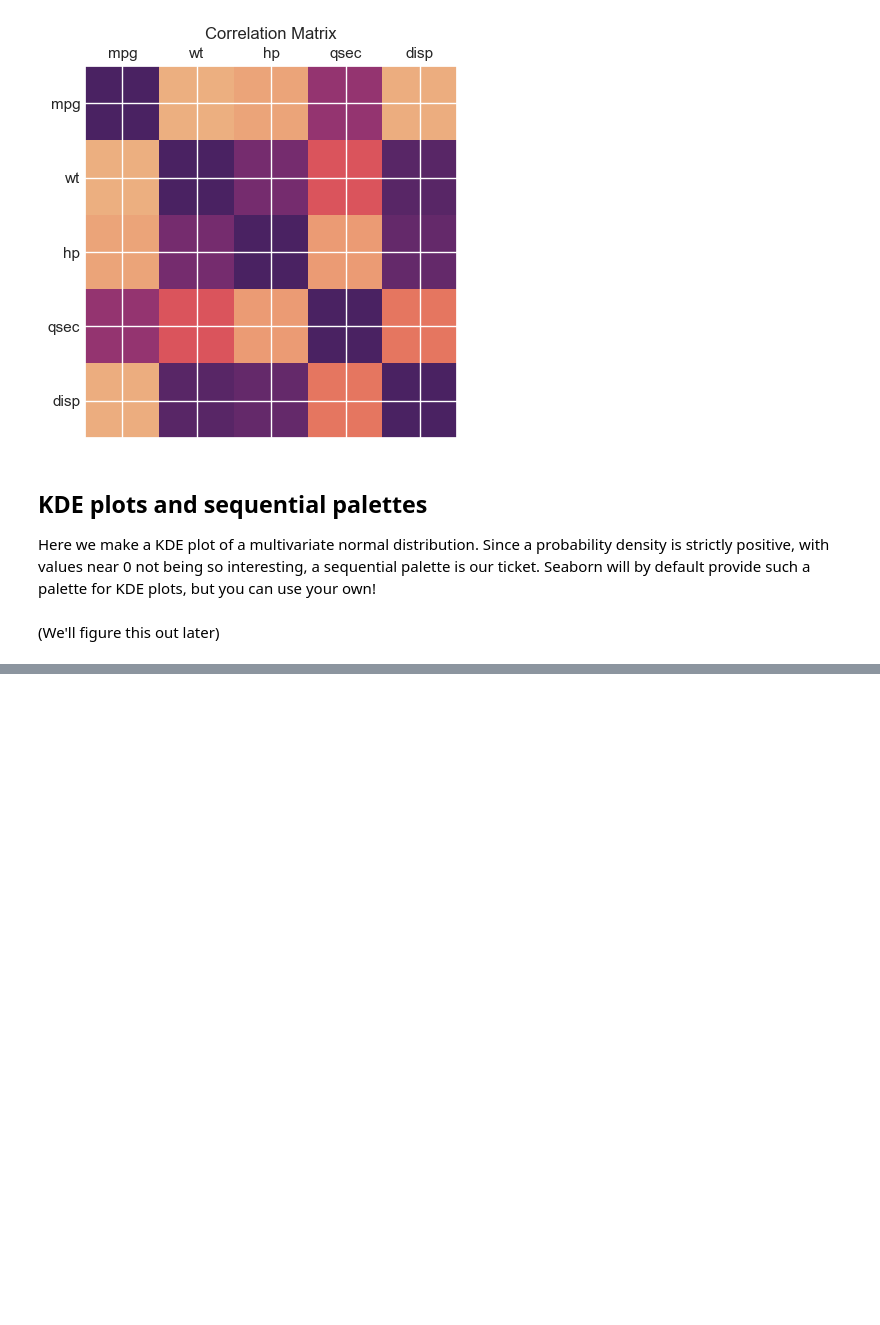
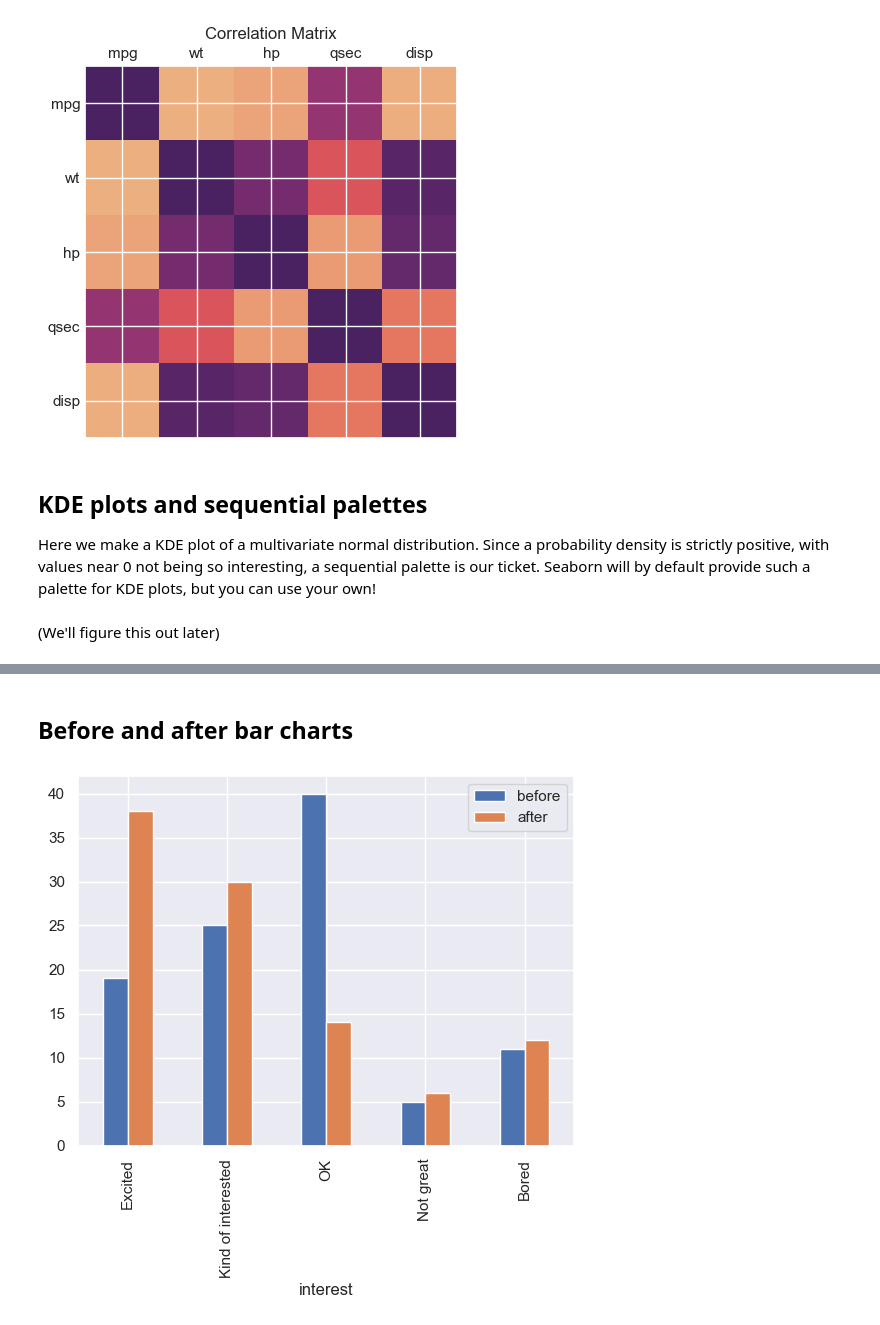
Before and after one commit to crdcamp/lin-reg-application, a Jupyter notebook: references/1_exploratory_data_analysis.ipynb, the cells around one changed output, grey strips where cells are left out. Cells and saved outputs as stored; diff of their text form; code cells hidden in the pictures; blank space fills up the shorter version.

```diff
--- a/references/1_exploratory_data_analysis.ipynb
+++ b/references/1_exploratory_data_analysis.ipynb
@@ -388,0 +468,6 @@ Here we make a KDE plot of a multivariate normal distribution. Since a probabili
+# %% [markdown]
+## Before and after bar charts
+# %%
+dfscience.plot(kind="bar");
+# %% [output]
+[figure, added]
```
Also changed, not shown: parts of 23 cells of this notebook.
